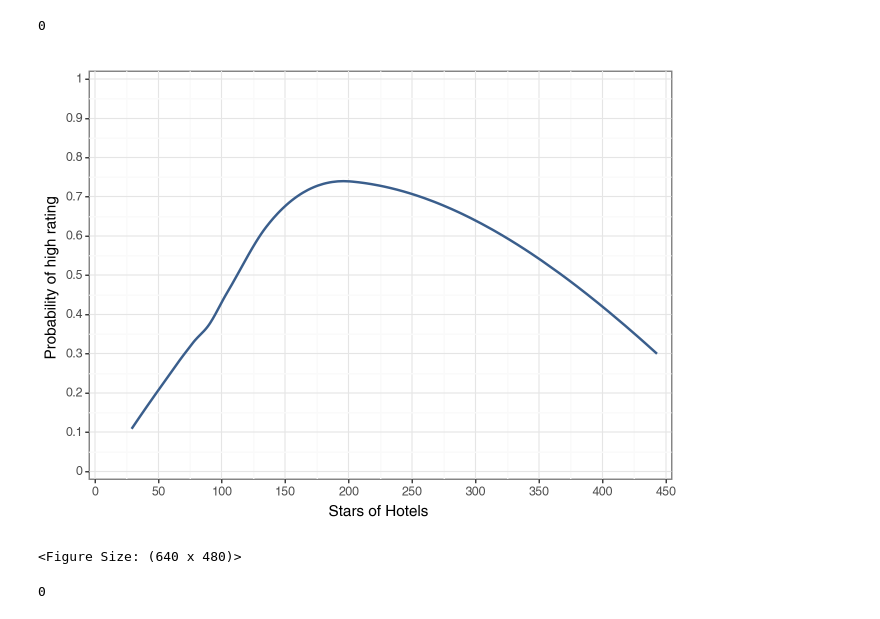
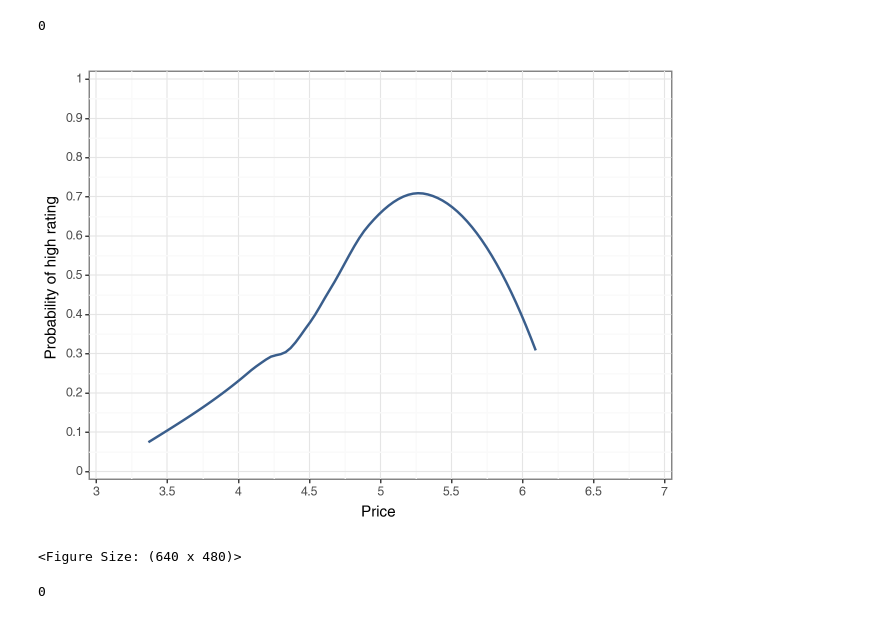
Before and after one commit to mateschieszler/DA2_2023, a Jupyter notebook: work-files/assignment2/Assignment-2_code_work.ipynb, the cells around one changed output. Saved outputs shown, nothing was run; the diff lists cells and outputs as text; code cells hidden in the pictures.

```diff
--- a/work-files/assignment2/Assignment-2_code_work.ipynb
+++ b/work-files/assignment2/Assignment-2_code_work.ipynb
@@ -355,21 +355,21 @@ filtered_naples['price'].isnull().sum()
 # %%
 #we should calc average price!!!
 g2a = (
     ggplot(data=filtered_naples)
     + geom_smooth(
-        aes(x="price", y="highly_rated"), method="loess", se=False, color=color[0]
+        aes(x="lnp", y="highly_rated"), method="loess", se=False, color=color[0]
     )
     + labs(
        x="Price ", y="Probability of high rating "
     )
     # + coord_cartesian(xlim = [0, 1], ylim=[0,1])
-    + scale_x_continuous(expand=[0.01, 0.01], limits=[0, 450], breaks=seq(0, 450, 50))
+    + scale_x_continuous(expand=[0.01, 0.01], limits=[3, 6.5], breaks=seq(3, 7, 0.5))
     + scale_y_continuous(expand=[0.01, 0.01], limits=[0, 1], breaks=seq(0, 1, 0.1))
     + theme_bw()
 )
 g2a
 # %% [output]
-[figure, old version]
+[figure, new version]
 <Figure Size: (640 x 480)>
 # %%
 filtered_naples['distance'].isnull().sum()
```
Also changed, not shown: parts of 1 cell of this notebook.
